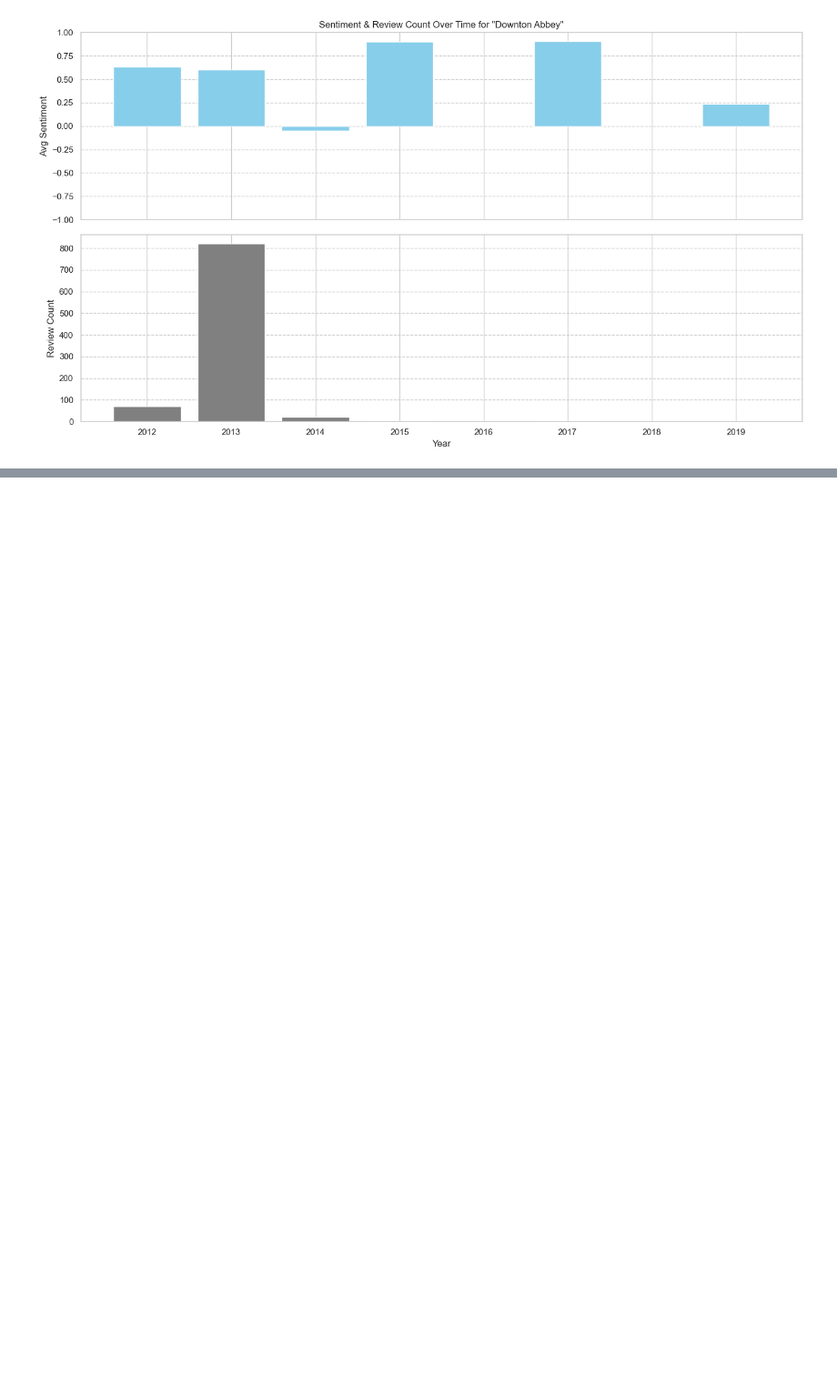
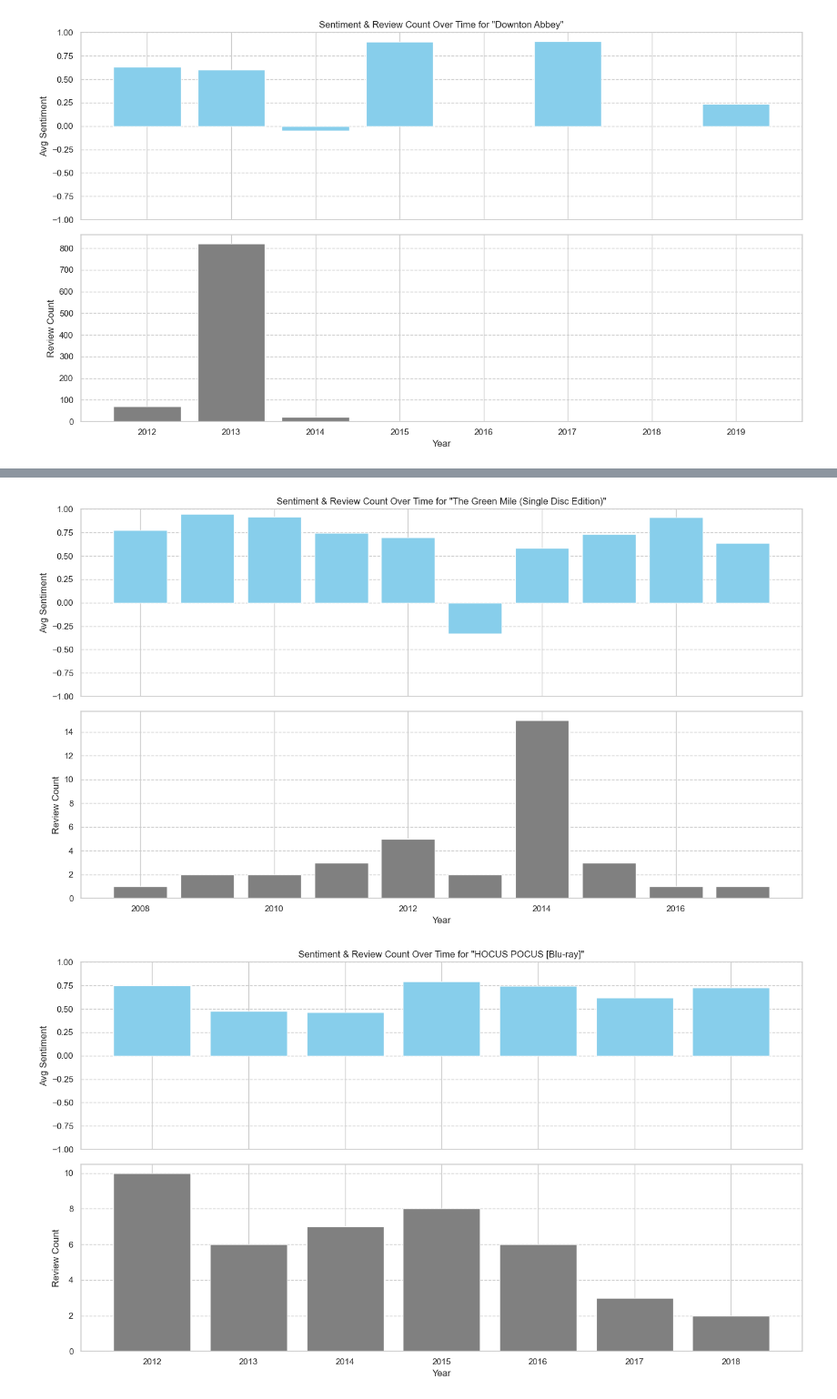
Before and after one commit to s234829/-02467_Project, a Jupyter notebook: sentiment analysis.ipynb, the cells around one changed output, grey strips where cells are left out. Shown at 91% size. Drawn from its saved outputs; the diff is of its cells as text; code cells hidden in the pictures; blank space fills up the shorter version.

```diff
--- a/sentiment analysis.ipynb
+++ b/sentiment analysis.ipynb
@@ -155,0 +161,5 @@ for item in top_5:
+# %%
+with open('communities.json', 'r') as file:
+    communities_full = json.load(file)
+communities_filtered = {k: v for k, v in communities_full.items() if len(v) > 100}
+communities_filtered.keys()
@@ -155,0 +208,10 @@ for item in top_5:
+# %%
+# Test it here:
+focus_list = []
+for community_id in communities_filtered.keys():
+    asin_list = communities_filtered[community_id]
+    top_titles = get_top_titles_for_community(asin_list, df)
+    for t in top_titles:
+        focus_list.append(t)
+        break
+focus_list
@@ -155,0 +233,33 @@ for item in top_5:
+# %%
+for movie, _ in focus_list:
+    # movie = str(movie)
+
+    df_item = df[df["movie_title"] == movie].copy()
+
+    # Convert Unix timestamps to date (from ms to datetime.year) # not sure if that is the best call, but
+    df_item["date"] = pd.to_datetime(df_item["timestamp"], unit='ms').dt.year
+
+    avg_sentiment = df_item.groupby("date")["sentiment_score"].mean()
+    review_count = df_item.groupby("date")["sentiment_score"].count()
+
+    # Create subplots
+    fig, (ax1, ax2) = plt.subplots(2, 1, figsize=(14, 8), sharex=True)
+
+    # Plot 1: Sentiment
+    ax1.bar(avg_sentiment.index, avg_sentiment.values, color='skyblue')
+    ax1.set_ylabel("Avg Sentiment")
+    ax1.set_title(f"Sentiment & Review Count Over Time for \"{movie}\"")
+    ax1.set_ylim(-1, 1)
+    ax1.grid(True, axis='y', linestyle='--')
+
+    # Plot 2: Review Count
+    ax2.bar(review_count.index, review_count.values, color='gray')
+    ax2.set_ylabel("Review Count")
+    ax2.set_xlabel("Year")
+    ax2.grid(True, axis='y', linestyle='--')
+
+    plt.tight_layout()
+    plt.show()
+# %% [output]
+[figure, added]
+[figure, added]
```
Also changed, not shown: parts of 9 cells of this notebook.
